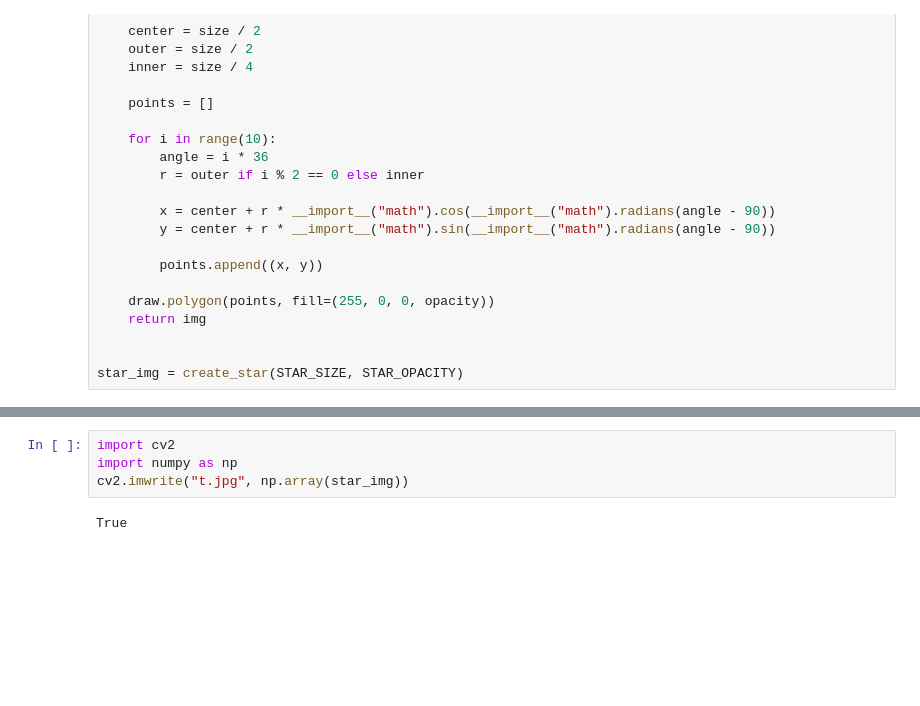
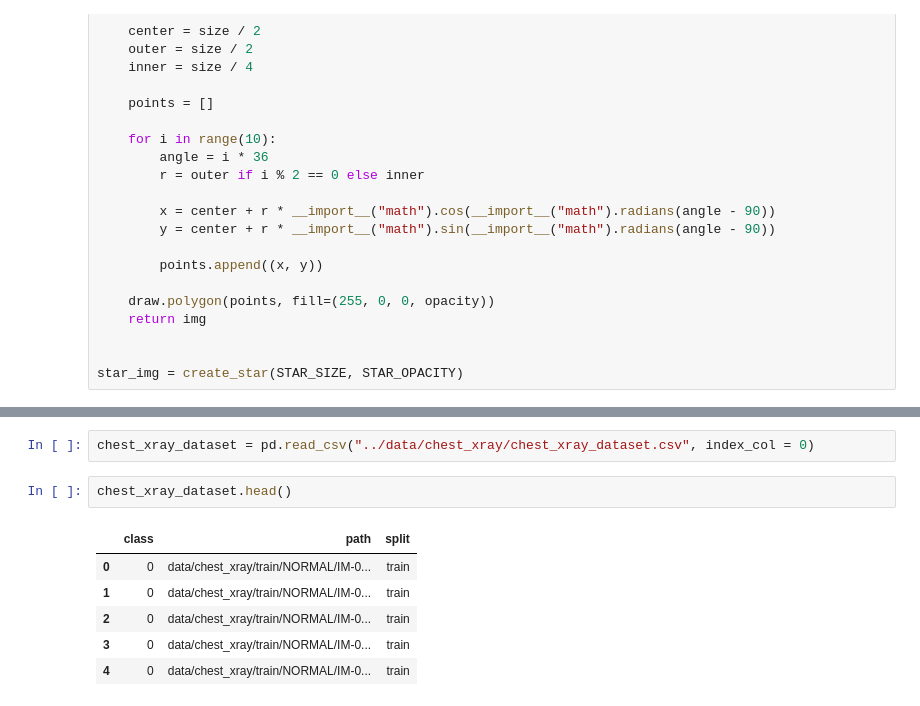
Before and after one commit to Ara-O/CNN-based-interpretability, a Jupyter notebook: data_processing/inject_spurious_correlations.ipynb, the cells around one changed output, grey strips where cells are left out. Cells and saved outputs as stored; diff of their text form; blank space fills up the shorter version.

```diff
--- a/data_processing/inject_spurious_correlations.ipynb
+++ b/data_processing/inject_spurious_correlations.ipynb
@@ -44,7 +40,12 @@ Requirement already satisfied: numpy>=2 in /home/ara/Documents/projects/deep_lea
-# %%
-import cv2
-import numpy as np
-cv2.imwrite("t.jpg", np.array(star_img))
-# %% [output]
-True
+# %%
+chest_xray_dataset = pd.read_csv("../data/chest_xray/chest_xray_dataset.csv", index_col = 0)
+# %%
+chest_xray_dataset.head()
+# %% [output]
+|  | class | path | split |
+| 0 | 0 | data/chest_xray/train/NORMAL/IM-0... | train |
+| 1 | 0 | data/chest_xray/train/NORMAL/IM-0... | train |
+| 2 | 0 | data/chest_xray/train/NORMAL/IM-0... | train |
+| 3 | 0 | data/chest_xray/train/NORMAL/IM-0... | train |
+| 4 | 0 | data/chest_xray/train/NORMAL/IM-0... | train |
 # %%
```
Also changed, not shown: parts of 5 cells of this notebook, 3 other files.
